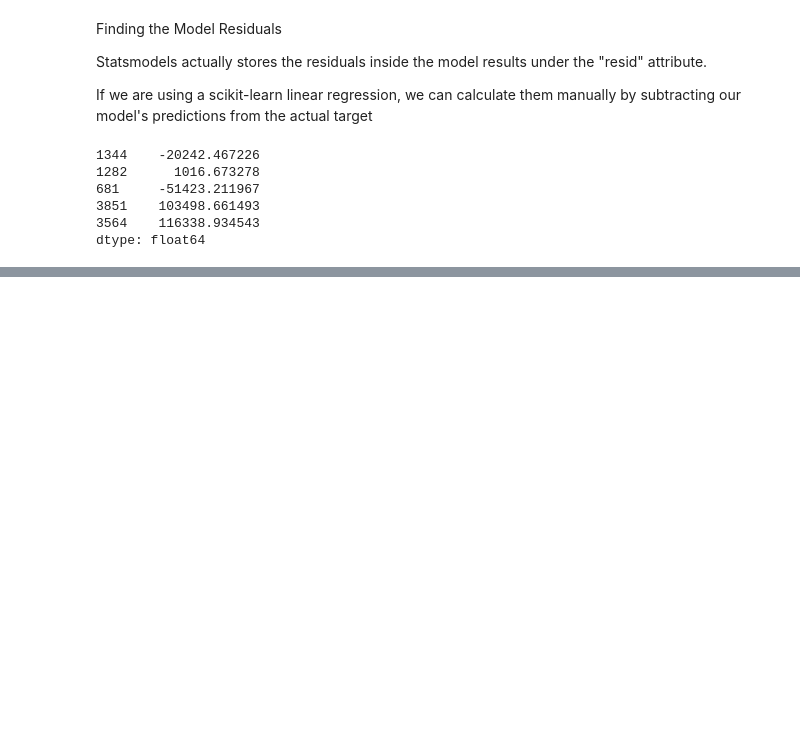
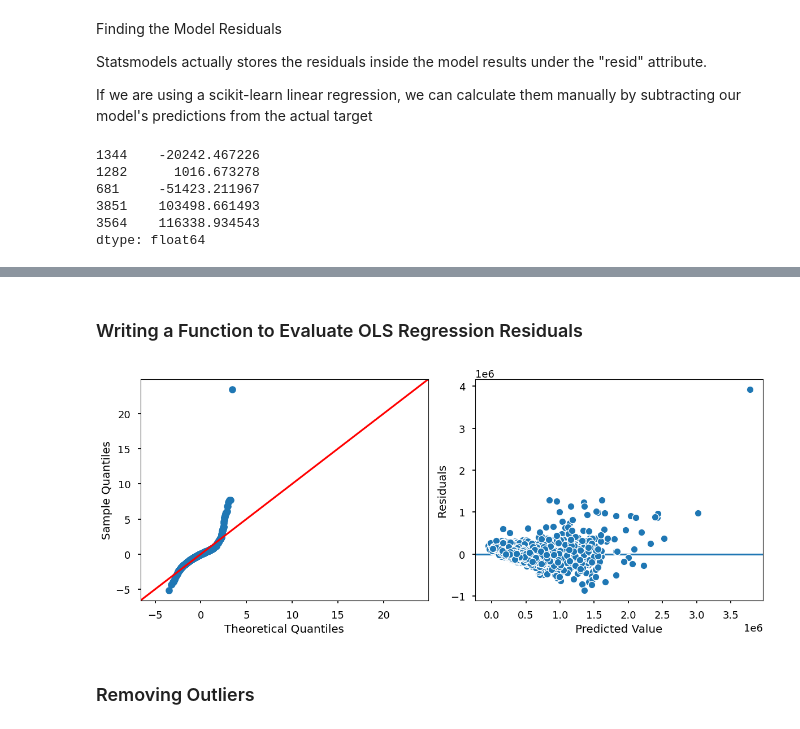
Before and after one commit to paulapipkin/Linear-Regression-Assumptions, a Jupyter notebook: Linear Regression Assumptions.ipynb, the cells around one changed output, grey strips where cells are left out. Cells and saved outputs as stored; diff of their text form; code cells hidden in the pictures; blank space fills up the shorter version.

```diff
--- a/Linear Regression Assumptions.ipynb
+++ b/Linear Regression Assumptions.ipynb
@@ -291,0 +310,28 @@ dtype: float64
+# %% [markdown]
+### Writing a Function to Evaluate OLS Regression Residuals
+# %%
+def evaluate_ols(result,X_train_df, y_train):
+    """Plots a Q-Q Plot and residual plot for a statsmodels OLS regression.
+    """
+
+    ## save residuals from result
+    y_pred = result.predict(X_train_df)
+    resid = y_train - y_pred
+
+    fig, axes = plt.subplots(ncols=2,figsize=(12,5))
+
+    ## Normality
+    sm.graphics.qqplot(resid,line='45',fit=True,ax=axes[0]);
+
+    ## Homoscedasticity
+    ax = axes[1]
+    ax.scatter(y_pred, resid, edgecolor='white',lw=1)
+    ax.axhline(0,zorder=0)
+    ax.set(ylabel='Residuals',xlabel='Predicted Value');
+    plt.tight_layout()
+
+evaluate_ols(result,X_train_df, y_train)
+# %% [output]
+[figure, added]
+# %% [markdown]
+### Removing Outliers
```
Also changed, not shown: parts of 27 cells of this notebook, 1 other file.
